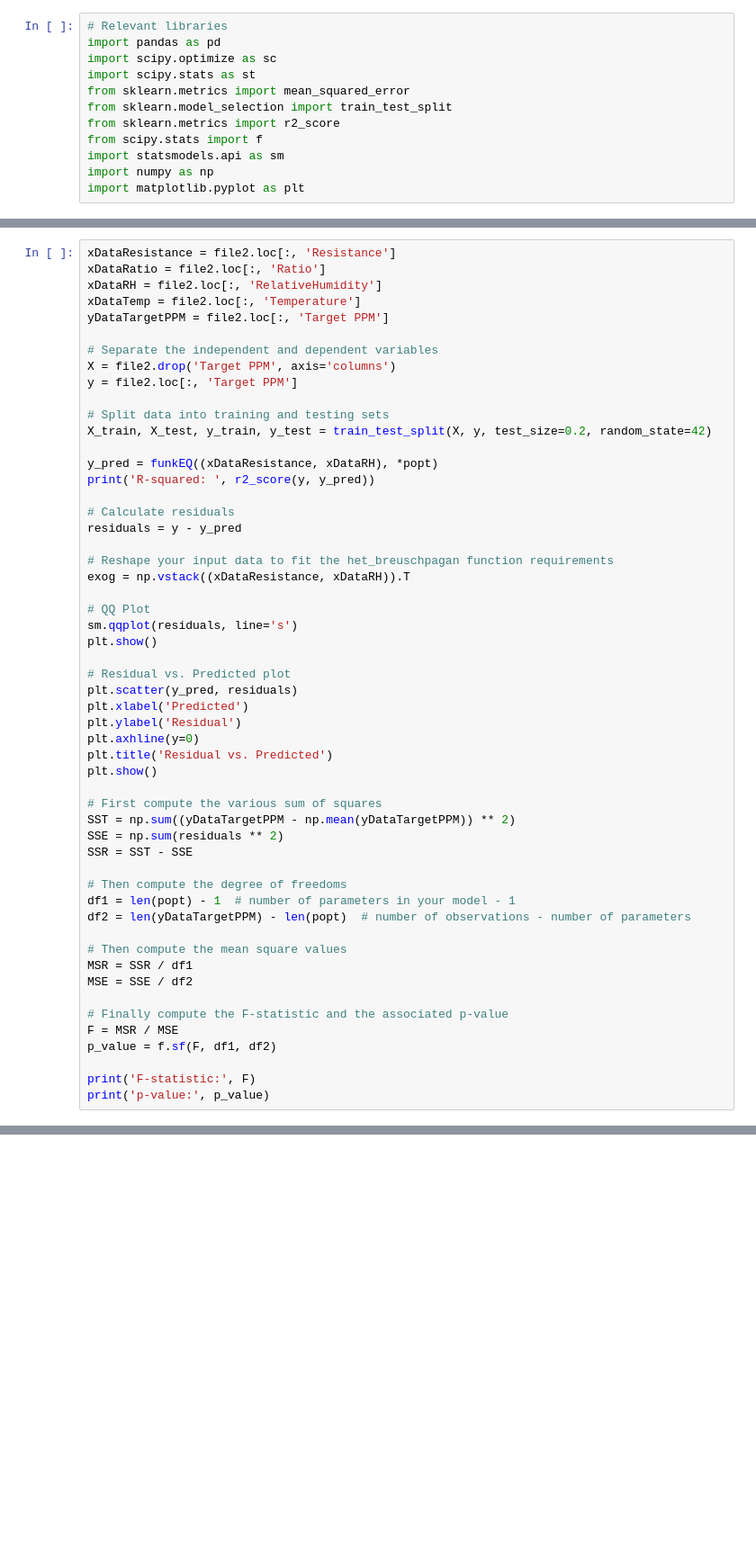
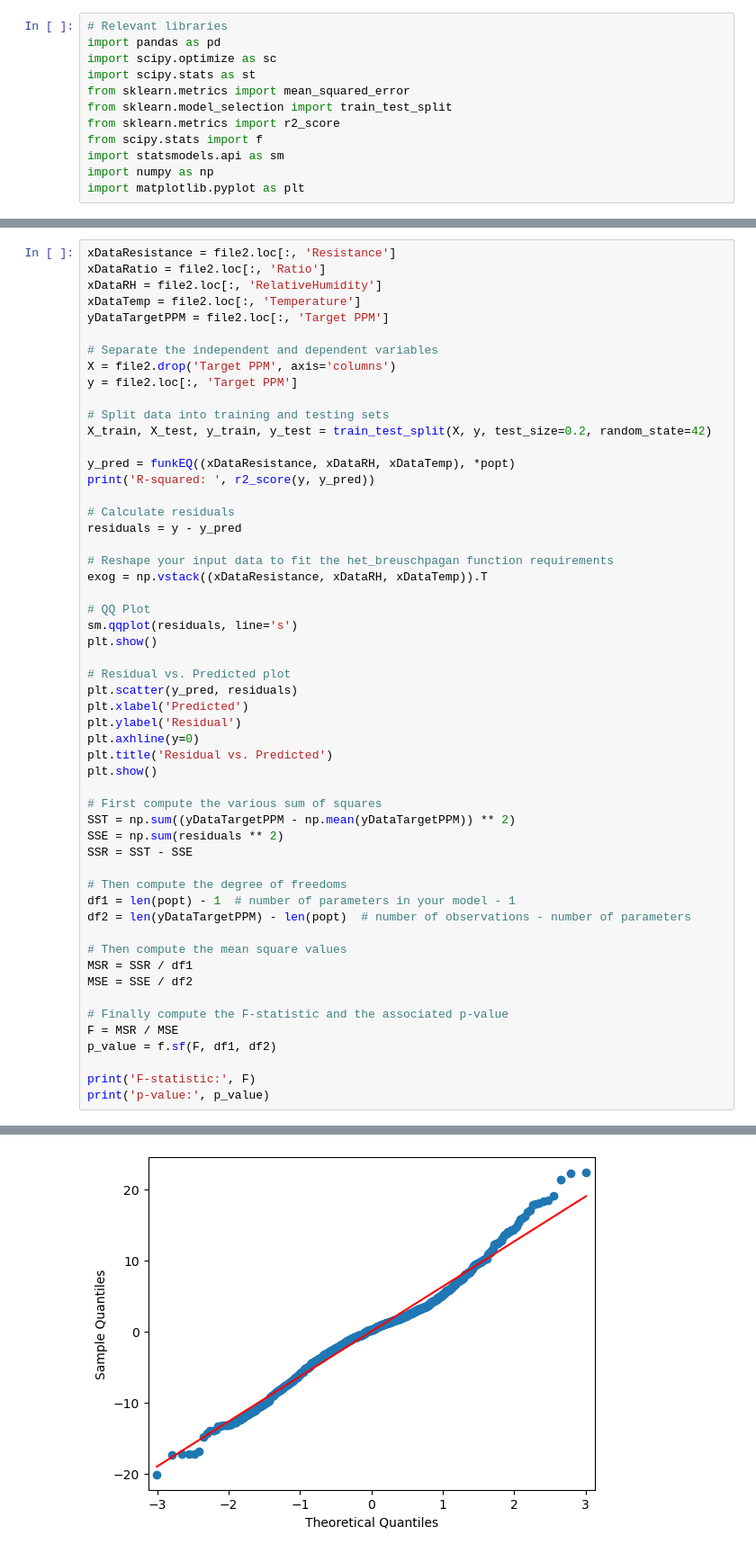
Before and after one commit to Coopsims/MethaneDataScience, a Jupyter notebook: Ben's Analysis/Equation Generation.ipynb, the cells around one changed output, grey strips where cells are left out. Shown at 90% size. Cells and saved outputs as stored; diff of their text form; blank space fills up the shorter version.

```diff
--- a/Ben's Analysis/Equation Generation.ipynb
+++ b/Ben's Analysis/Equation Generation.ipynb
@@ -264,14 +264,14 @@ y = file2.loc[:, 'Target PPM']
 # Split data into training and testing sets
 X_train, X_test, y_train, y_test = train_test_split(X, y, test_size=0.2, random_state=42)
 
-y_pred = funkEQ((xDataResistance, xDataRH), *popt)
+y_pred = funkEQ((xDataResistance, xDataRH, xDataTemp), *popt)
 print('R-squared: ', r2_score(y, y_pred))
 
 # Calculate residuals
 residuals = y - y_pred
 
 # Reshape your input data to fit the het_breuschpagan function requirements
-exog = np.vstack((xDataResistance, xDataRH)).T
+exog = np.vstack((xDataResistance, xDataRH, xDataTemp)).T
 
 # QQ Plot
 sm.qqplot(residuals, line='s')
@@ -308,0 +309 @@ ValueError: not enough values to unpack (expected 3, got 2)
+[figure, added]
```
Also changed, not shown: parts of 7 cells of this notebook.
